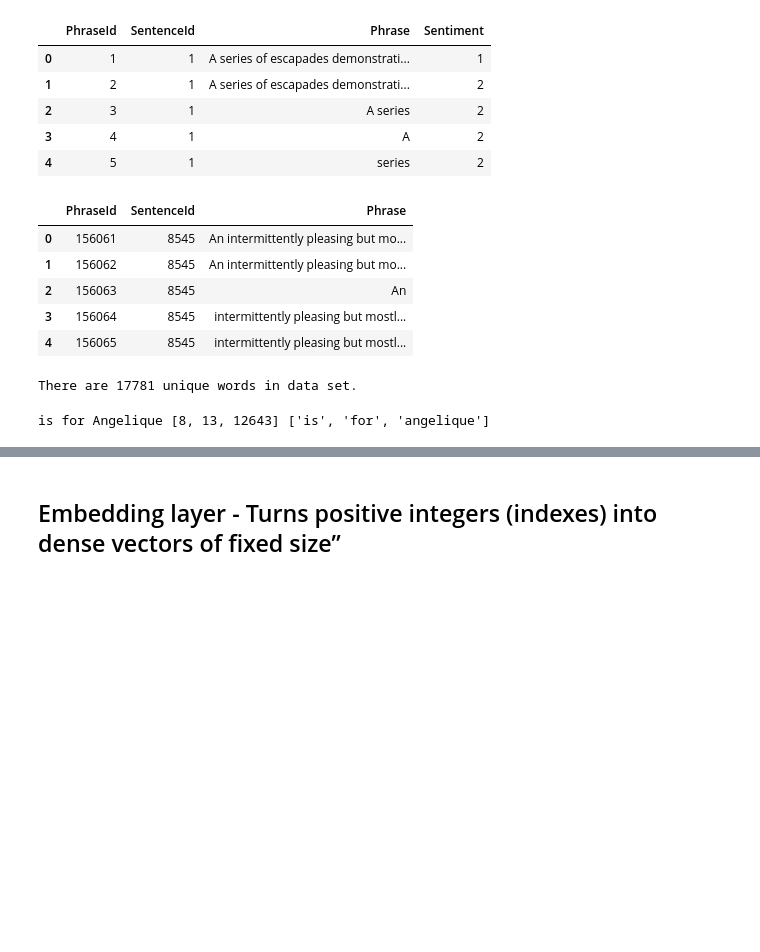
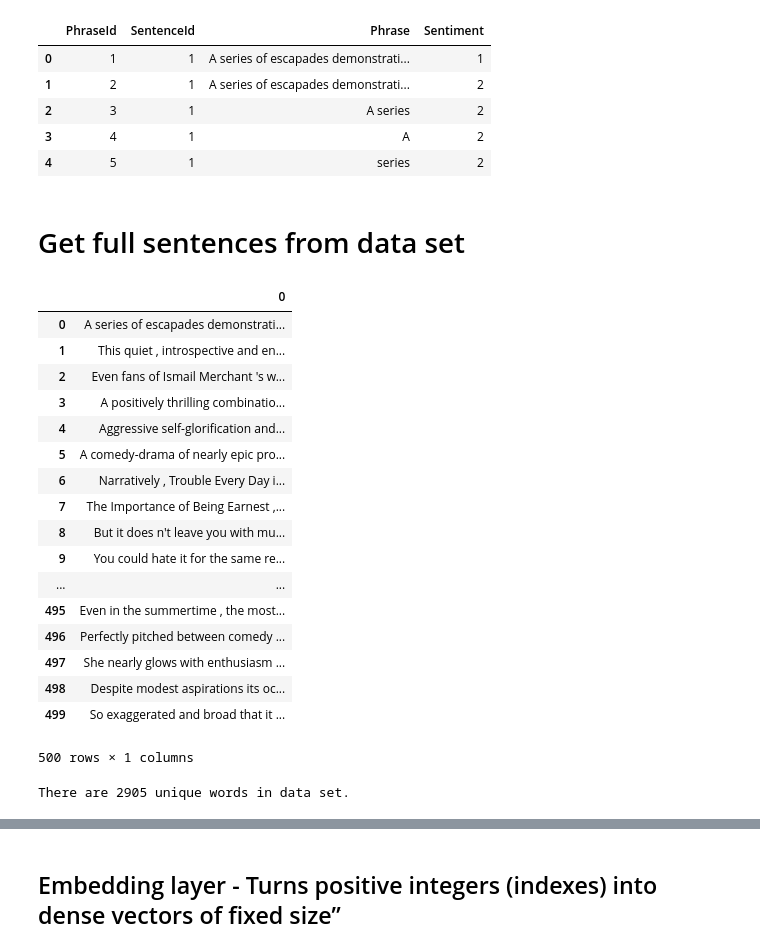
Before and after one commit to mattdns1006/Embedding-txt8, a Jupyter notebook: main.ipynb, the cells around one changed output, grey strips where cells are left out. Saved outputs shown, nothing was run; the diff lists cells and outputs as text; code cells hidden in the pictures; blank space fills up the shorter version.

```diff
--- a/main.ipynb
+++ b/main.ipynb
@@ -1,14 +1,22 @@
 # %%
 import tensorflow as tf
 import numpy as np
+import numpy.random as rng
 import pandas as pd
 import os, pdb, re
+import string
 import keras.preprocessing.text as text
 from keras.preprocessing import sequence
 from keras import utils
 np.set_printoptions(linewidth=300)
 from IPython.core.display import display, HTML
 display(HTML("<style>.container { width:100% !important; }</style>"))
+from nltk.corpus import stopwords
+pd.set_option("display.max_colwidth",200)
+import matplotlib
+import matplotlib.pyplot as plt
+%matplotlib inline
+from sklearn.decomposition import PCA
 # %% [output]
 Using TensorFlow backend.
 # %%
@@ -32,20 +38,43 @@ train_df.head()
 | 2 | 3 | 1 | A series | 2 |
 | 3 | 4 | 1 | A | 2 |
 | 4 | 5 | 1 | series | 2 |
-# %%
-test_df.head()
-# %% [output]
-|  | PhraseId | SentenceId | Phrase |
-| 0 | 156061 | 8545 | An intermittently pleasing but mo... |
-| 1 | 156062 | 8545 | An intermittently pleasing but mo... |
-| 2 | 156063 | 8545 | An |
-| 3 | 156064 | 8545 | intermittently pleasing but mostl... |
-| 4 | 156065 | 8545 | intermittently pleasing but mostl... |
+# %% [markdown]
+# Get full sentences from data set
+# %%
+def group_max(group):
+    idx = np.where(group["Phrase"].apply(len)==group["Phrase"].apply(len).max())[0][0]
+    return group["Phrase"].iloc[idx]
+df = train_df.groupby("SentenceId").apply(group_max).values
+#remove_stop = lambda sentence: [word for word in sentence if word not in stopwords.words('english')]
+# %%
+df = df[:500]
+pd.DataFrame(df)
+# %% [output]
+|  | 0 |
+| 0 | A series of escapades demonstrati... |
+| 1 | This quiet , introspective and en... |
+| 2 | Even fans of Ismail Merchant 's w... |
+| 3 | A positively thrilling combinatio... |
+| 4 | Aggressive self-glorification and... |
+| 5 | A comedy-drama of nearly epic pro... |
+| 6 | Narratively , Trouble Every Day i... |
+| 7 | The Importance of Being Earnest ,... |
+| 8 | But it does n't leave you with mu... |
+| 9 | You could hate it for the same re... |
+| ... | ... |
+| 495 | Even in the summertime , the most... |
+| 496 | Perfectly pitched between comedy ... |
+| 497 | She nearly glows with enthusiasm ... |
+| 498 | Despite modest aspirations its oc... |
+| 499 | So exaggerated and broad that it ... |
+500 rows × 1 columns
 # %%
+n_sentences = df.shape[0]
 Tokenizer = text.Tokenizer()
-Tokenizer.fit_on_texts(list(np.concatenate((X_train,X_test),axis=0)))
-get_token_key = lambda num: list(Tokenizer.word_index.keys())[list(Tokenizer.word_index.values()).index(num)] #inverse
+Tokenizer.fit_on_texts(df)
+inverse_tokenizer = lambda num: list(Tokenizer.word_index.keys())[list(Tokenizer.word_index.values()).index(num)] #inverse
+inverse_tokenizer_sentence = lambda sentence: list(map(inverse_tokenizer,sentence))
 vocab_size = len(Tokenizer.word_index) + 1
 print("There are {0} unique words in data set.".format(vocab_size))
 # %% [output]
-There are 17781 unique words in data set.
+There are 2905 unique words in data set.
@@ -60,5 +80,0 @@ X_train_token, X_test_token = [Tokenizer.texts_to_sequences(x) for x in [X_train
-# %%
-obs_no = 20
-print(X_train[obs_no],X_train_token[obs_no],list(map(get_token_key,X_train_token[obs_no])))
-# %% [output]
-is for Angelique [8, 13, 12643] ['is', 'for', 'angelique']
```
Also changed, not shown: parts of 16 cells of this notebook.
